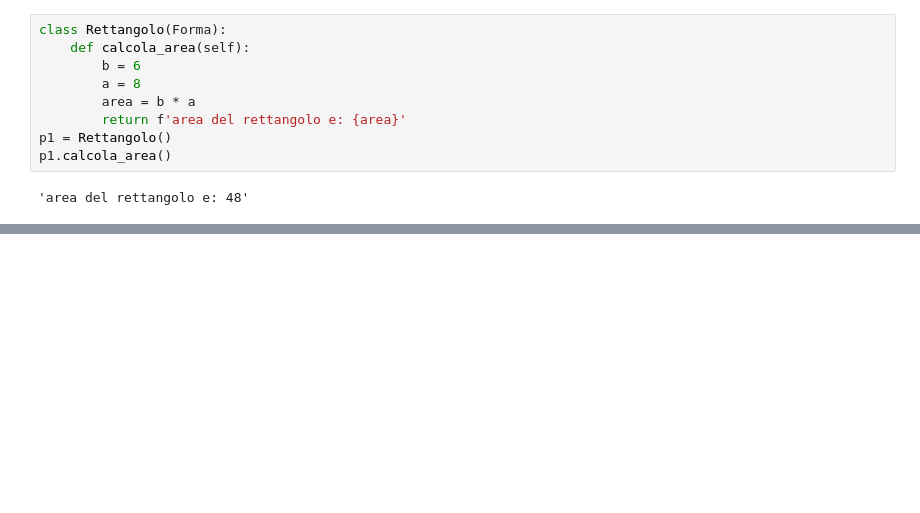
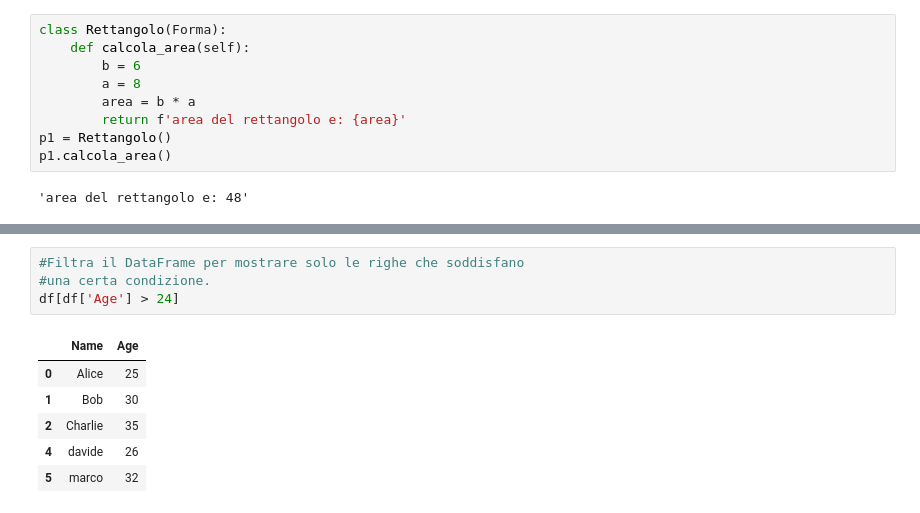
Before and after one commit to francescobifulco/python_corso, a Jupyter notebook: jupeter/serieuno.ipynb, the cells around one changed output, grey strips where cells are left out. Cells and saved outputs as stored; diff of their text form; blank space fills up the shorter version.

```diff
--- a/jupeter/serieuno.ipynb
+++ b/jupeter/serieuno.ipynb
@@ -695,0 +711,11 @@ UnsupportedOperation: not readable
+# %%
+#Filtra il DataFrame per mostrare solo le righe che soddisfano
+#una certa condizione.
+df[df['Age'] > 24]
+# %% [output]
+|  | Name | Age |
+| 0 | Alice | 25 |
+| 1 | Bob | 30 |
+| 2 | Charlie | 35 |
+| 4 | davide | 26 |
+| 5 | marco | 32 |
```
Also changed, not shown: parts of 16 cells of this notebook, 31 other files.
